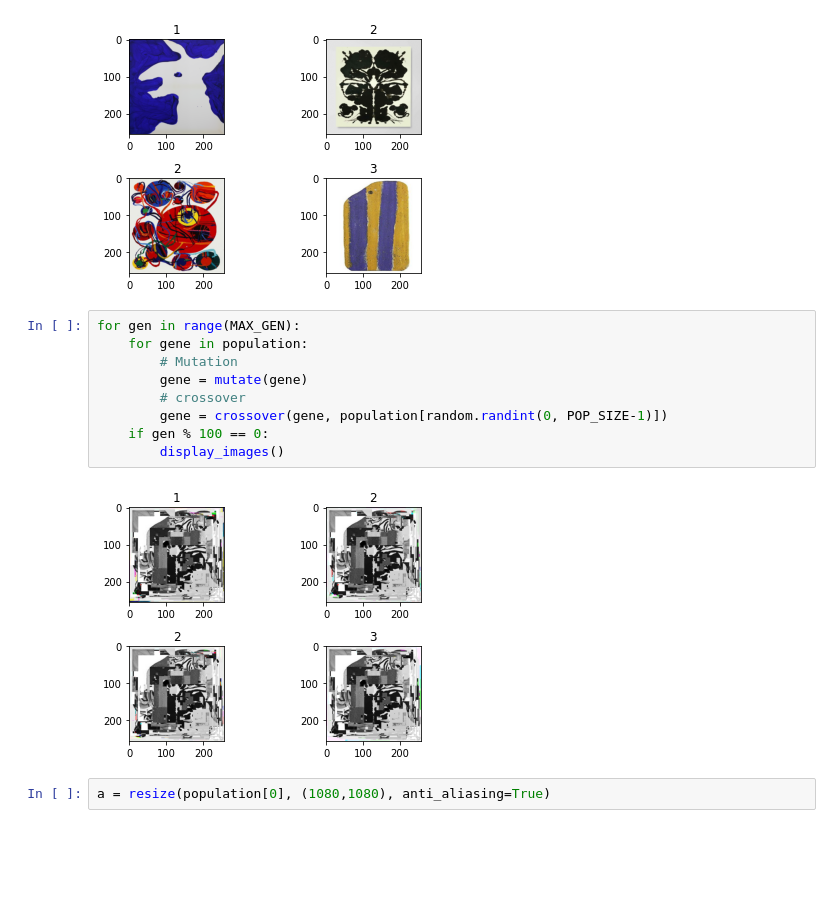
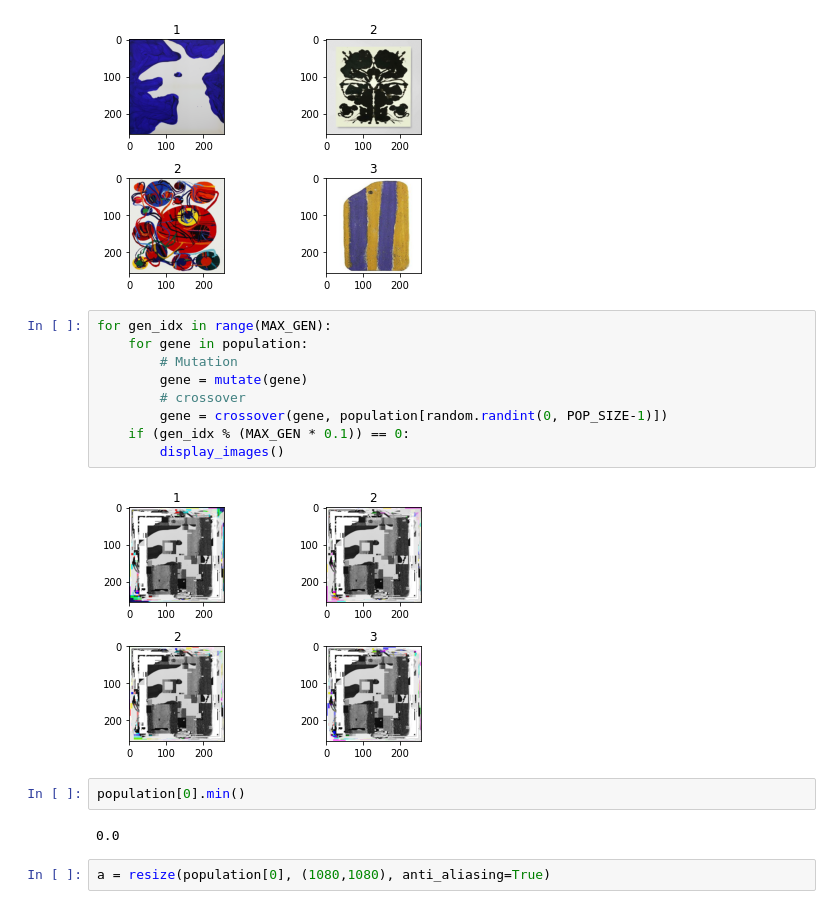
Before and after one commit to dalonlobo/evolutionary-art, a Jupyter notebook: evolutionary_ga.ipynb, the cells around one changed output. Cells and saved outputs as stored; diff of their text form; blank space fills up the shorter version.

```diff
--- a/evolutionary_ga.ipynb
+++ b/evolutionary_ga.ipynb
@@ -103,16 +102,20 @@ display_images()
 # %% [output]
 [figure]
 # %%
-for gen in range(MAX_GEN):
+for gen_idx in range(MAX_GEN):
     for gene in population:
         # Mutation
         gene = mutate(gene)
         # crossover
         gene = crossover(gene, population[random.randint(0, POP_SIZE-1)])
-    if gen % 100 == 0:
+    if (gen_idx % (MAX_GEN * 0.1)) == 0:
         display_images()
 # %% [output]
-[figure, old version]
+[figure, new version]
+# %%
+population[0].min()
+# %% [output]
+0.0
 # %%
 a = resize(population[0], (1080,1080), anti_aliasing=True)
 # %%
```
Also changed, not shown: parts of 1 cell of this notebook.
